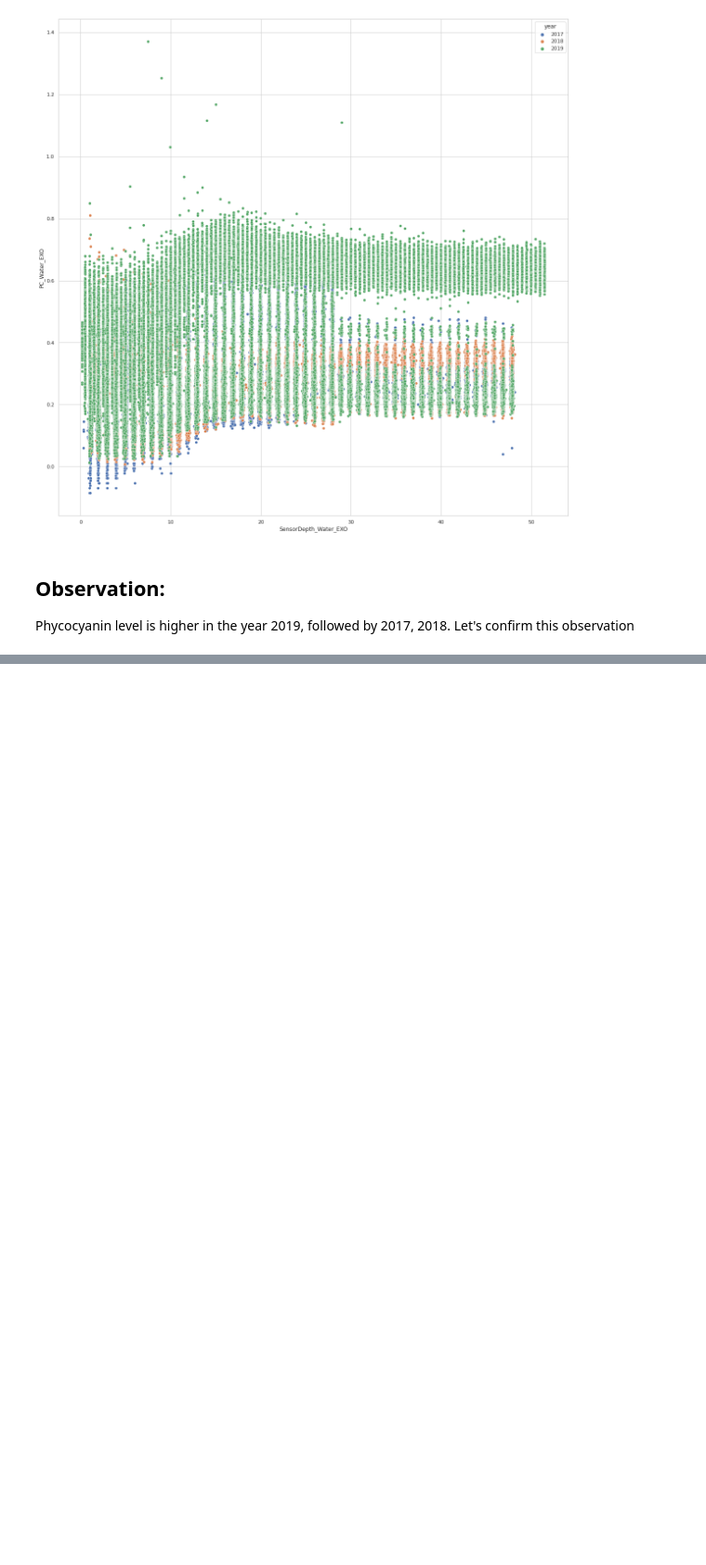
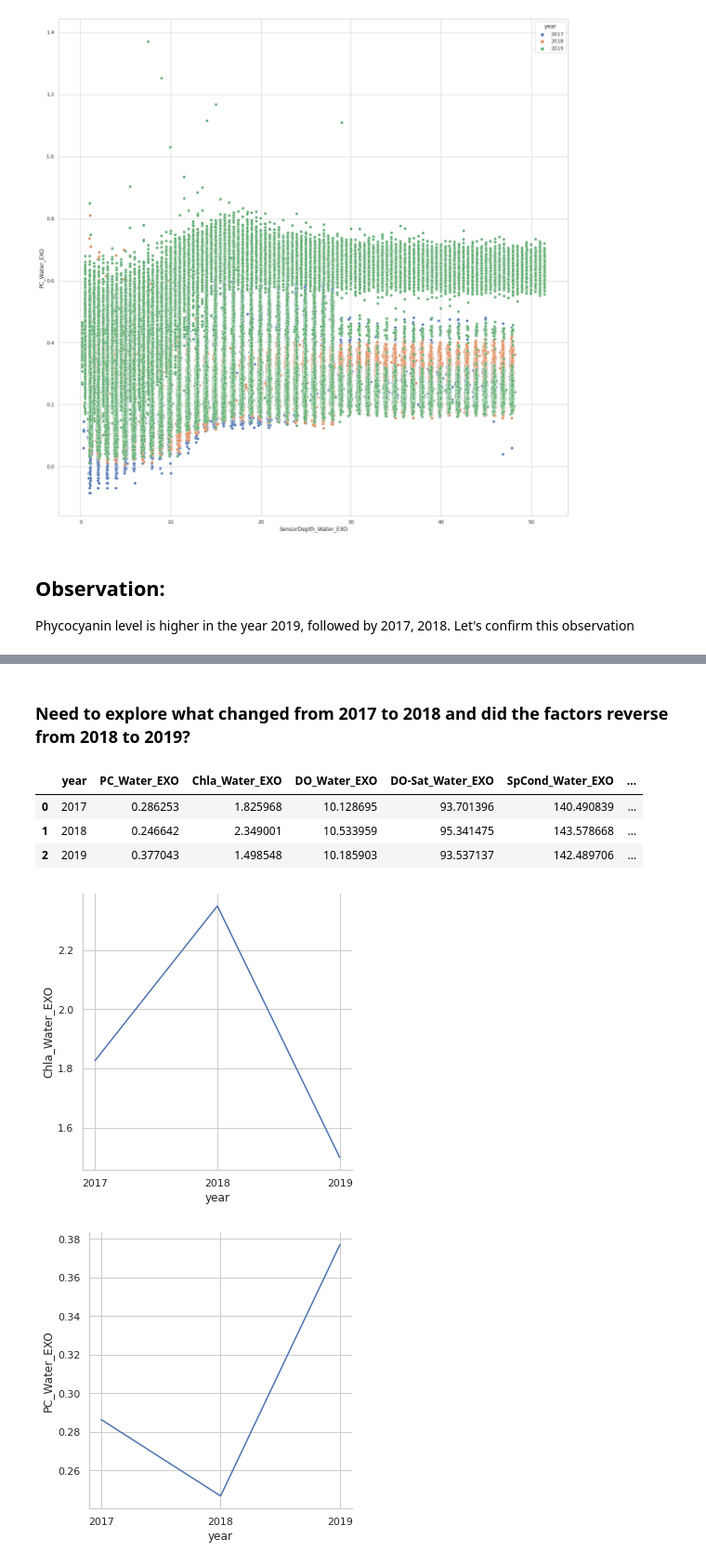
Before and after one commit to anirban-a/JeffersonProject, a Jupyter notebook: EDA/explore.ipynb, the cells around one changed output, grey strips where cells are left out. Shown at 93% size. Cells and saved outputs as stored; diff of their text form; code cells hidden in the pictures; blank space fills up the shorter version.

Commit message:
added plots to explore trends

```diff
--- a/EDA/explore.ipynb
+++ b/EDA/explore.ipynb
@@ -102 +102,24 @@ sns.relplot(data=mean_pc_by_yr, x='year', y='PC_Water_EXO', kind="line")
 [figure]
+# %% [markdown]
+### Need to explore what changed from 2017 to 2018 and did the factors reverse from 2018 to 2019?
+# %%
+df_mean = df.groupby('year', as_index=False)[['PC_Water_EXO', 'Chla_Water_EXO',
+       'DO_Water_EXO', 'DO-Sat_Water_EXO', 'SpCond_Water_EXO',
+       'Temperature_Water_EXO', 'pH_Water_EXO', 'rel_fl', 'SolarRad_Air_LiCor']].mean()
+
+df_mean.year = df_mean.year.astype('str')
+df_mean.head()
+# %% [output]
+|  | year | PC_Water_EXO | Chla_Water_EXO | DO_Water_EXO | DO-Sat_Water_EXO | SpCond_Water_EXO | ... |
+| 0 | 2017 | 0.286253 | 1.825968 | 10.128695 | 93.701396 | 140.490839 | ... |
+| 1 | 2018 | 0.246642 | 2.349001 | 10.533959 | 95.341475 | 143.578668 | ... |
+| 2 | 2019 | 0.377043 | 1.498548 | 10.185903 | 93.537137 | 142.489706 | ... |
+# %%
+sns.relplot(data=df_mean, x='year', y='Chla_Water_EXO', kind='line')
+plt.show()
+
+sns.relplot(data=mean_pc_by_yr, x='year', y='PC_Water_EXO', kind="line")
+plt.show()
+# %% [output]
+[figure, added]
+[figure, added]
```
Also changed, not shown: parts of 15 cells of this notebook.
